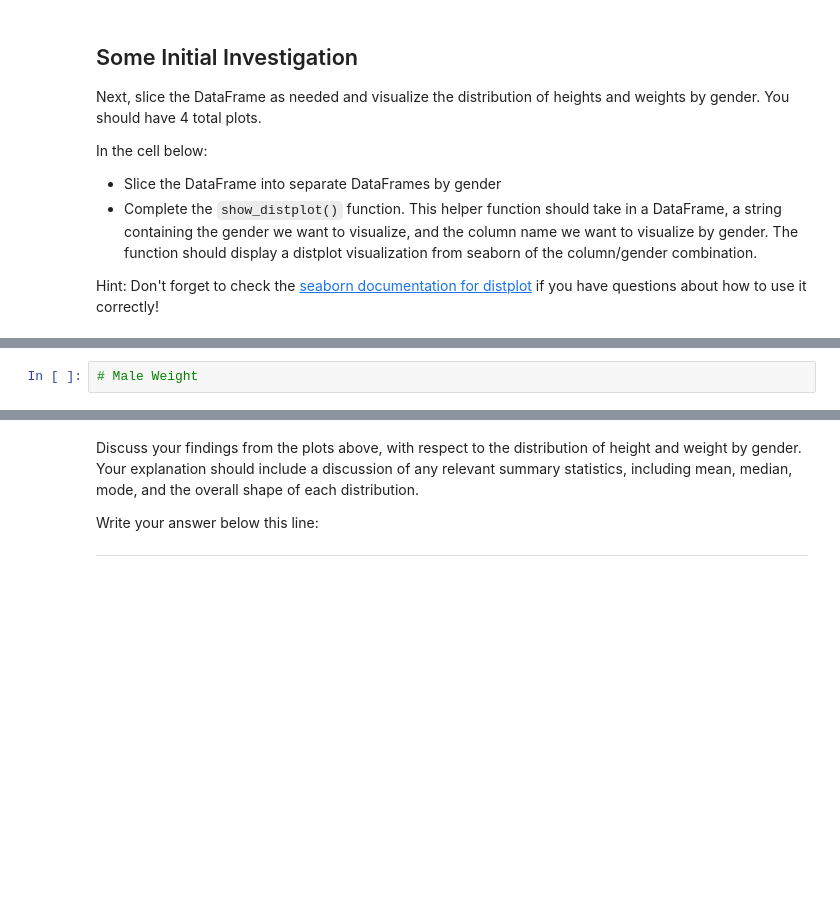
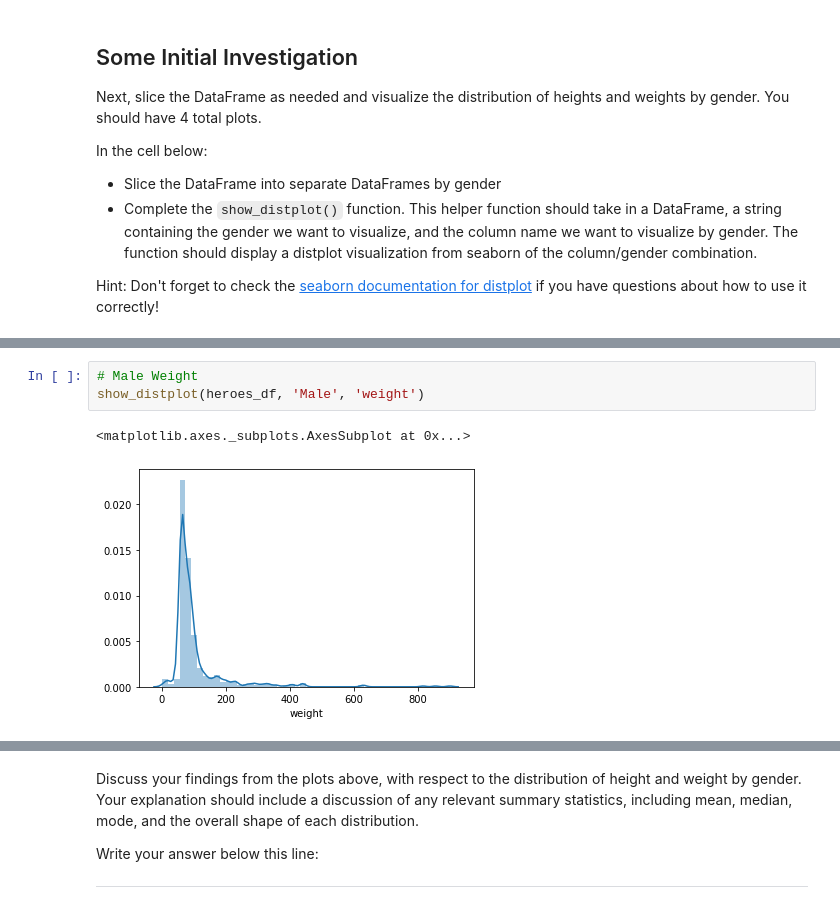
Before and after one commit to mokome/dsc-data-cleaning-project-dc-ds-111819, a Jupyter notebook: index-muoyo.ipynb, the cells around one changed output, grey strips where cells are left out. Cells and saved outputs as stored; diff of their text form; blank space fills up the shorter version.

```diff
--- a/index-muoyo.ipynb
+++ b/index-muoyo.ipynb
@@ -218,4 +267,8 @@ def show_distplot(dataframe, gender, column_name):
 # %%
 # Male Weight
+show_distplot(heroes_df, 'Male', 'weight')
+# %% [output]
+<matplotlib.axes._subplots.AxesSubplot at 0x...>
+[figure, added]
 # %%
 # Female Height
```
Also changed, not shown: parts of 20 cells of this notebook.
